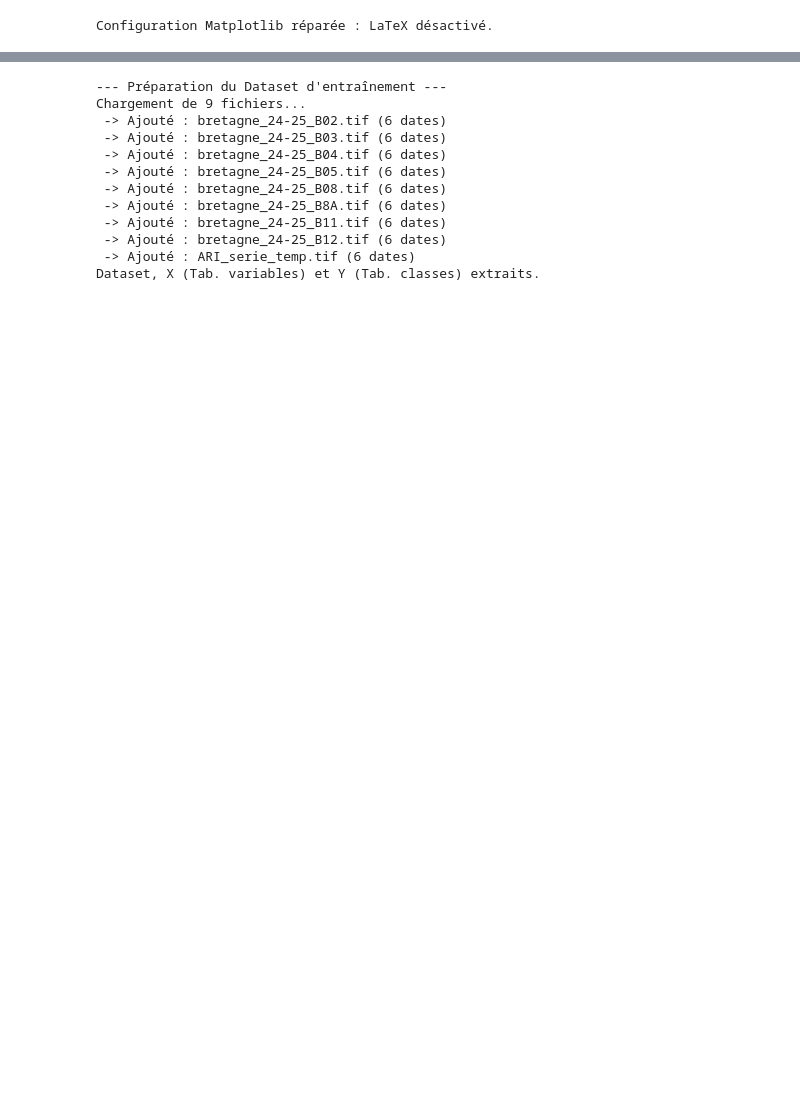
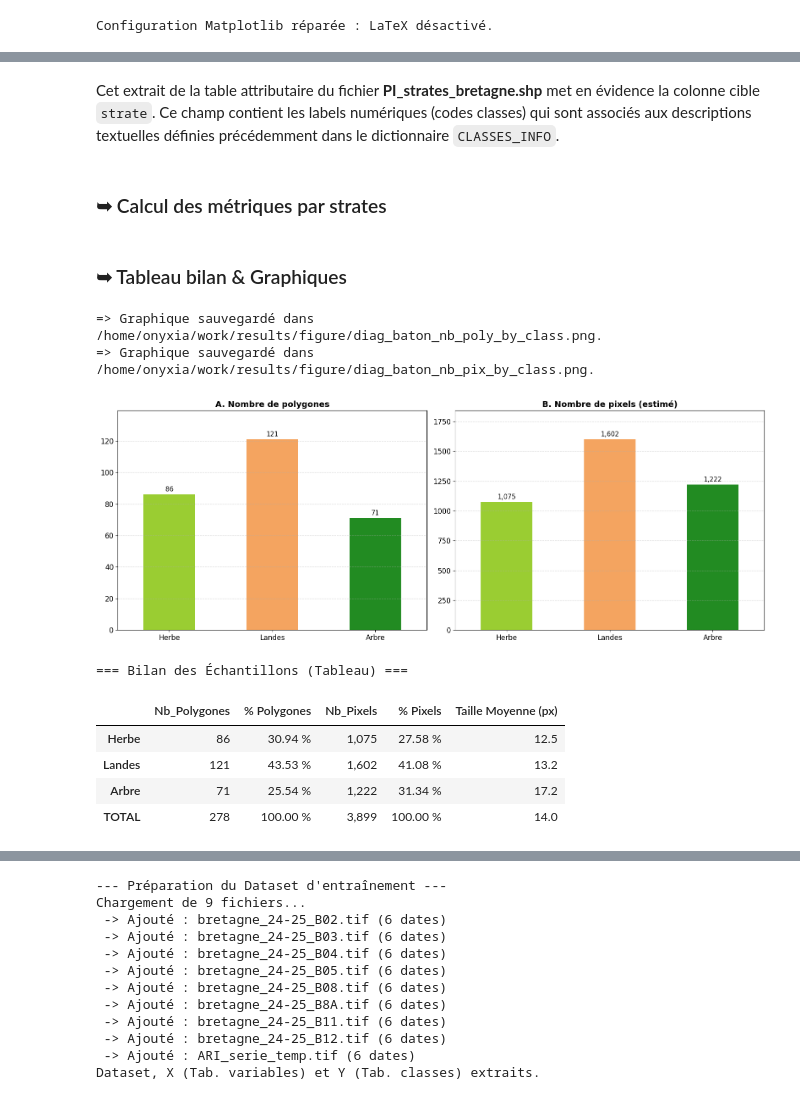
Before and after one commit to maximebrs/projet_telea_IBRES, a Jupyter notebook: projet_telea_IBRES_Maxime.ipynb, the cells around one changed output, grey strips where cells are left out. Saved outputs shown, nothing was run; the diff lists cells and outputs as text; code cells hidden in the pictures; blank space fills up the shorter version.

```diff
--- a/projet_telea_IBRES_Maxime.ipynb
+++ b/projet_telea_IBRES_Maxime.ipynb
@@ -257,0 +146,65 @@ Les valeurs mathématiques de l'indice ARI sont bien dans le fichier ARI_serie_t
+# %% [markdown]
+Cet extrait de la table attributaire du fichier **PI_strates_bretagne.shp** met en évidence la colonne cible `strate`. Ce champ contient les labels numériques (codes classes) qui sont associés aux descriptions textuelles définies précédemment dans le dictionnaire `CLASSES_INFO`.
+# %% [markdown]
+ ### ➥ Calcul des métriques par strates
+# %%
+df_stats = mf.analyze_polygon_metrics(gdf, class_col='strate', labels_dict=LABELS_DICT)
+# %% [markdown]
+### ➥ Tableau bilan & Graphiques
+# %%
+# Extraction des variables pour graphiques
+serie_poly = df_stats['Nb_Polygones']
+serie_pix = df_stats['Nb_Pixels']
+# Préparation des couleurs
+colors_poly = [NAME_TO_COLOR[label] for label in serie_poly.index]
+colors_pix = [NAME_TO_COLOR[label] for label in serie_pix.index]
+# %%
+# Sauvegarde
+mf.save_class_distributions(
+    serie_poly, serie_pix,
+    colors_poly, colors_pix,
+    diag_nb_poly_path, diag_nb_pix_path
+)
+
+# Affichage visuel des camemberts
+mf.show_class_distributions(
+    serie_poly, serie_pix,
+    colors_poly, colors_pix
+)
+
+# Affichage du Tableau Bilan (Avec ajout du TOTAL juste pour l'affichage)
+print("\n=== Bilan des Échantillons (Tableau) ===")
+
+# On crée une ligne TOTAL temporaire
+total_poly = serie_poly.sum()
+total_pix = serie_pix.sum()
+avg_global = total_pix / total_poly if total_poly > 0 else 0
+
+row_total = pd.DataFrame({
+    'Nb_Polygones': [total_poly],
+    '% Polygones': [100.0],
+    'Nb_Pixels': [total_pix],
+    '% Pixels': [100.0],
+    'Taille Moyenne (px)': [avg_global]
+}, index=['TOTAL'])
+
+# On colle pour l'affichage
+df_final_display = pd.concat([df_stats, row_total])
+
+display(df_final_display.style.format({
+    'Nb_Polygones': '{:.0f}',
+    'Nb_Pixels': '{:,.0f}',
+    '% Polygones': '{:.2f} %',
+    '% Pixels': '{:.2f} %',
+    'Taille Moyenne (px)': '{:,.1f}'
+}))
+# %% [output]
+=> Graphique sauvegardé dans /home/onyxia/work/results/figure/diag_baton_nb_poly_by_class.png.
+=> Graphique sauvegardé dans /home/onyxia/work/results/figure/diag_baton_nb_pix_by_class.png.
+[figure, added]
+=== Bilan des Échantillons (Tableau) ===
+|  | Nb_Polygones | % Polygones | Nb_Pixels | % Pixels | Taille Moyenne (px) |
+| Herbe | 86 | 30.94 % | 1,075 | 27.58 % | 12.5 |
+| Landes | 121 | 43.53 % | 1,602 | 41.08 % | 13.2 |
+| Arbre | 71 | 25.54 % | 1,222 | 31.34 % | 17.2 |
+| TOTAL | 278 | 100.00 % | 3,899 | 100.00 % | 14.0 |
```
Also changed, not shown: parts of 120 cells of this notebook, 1 other file.
